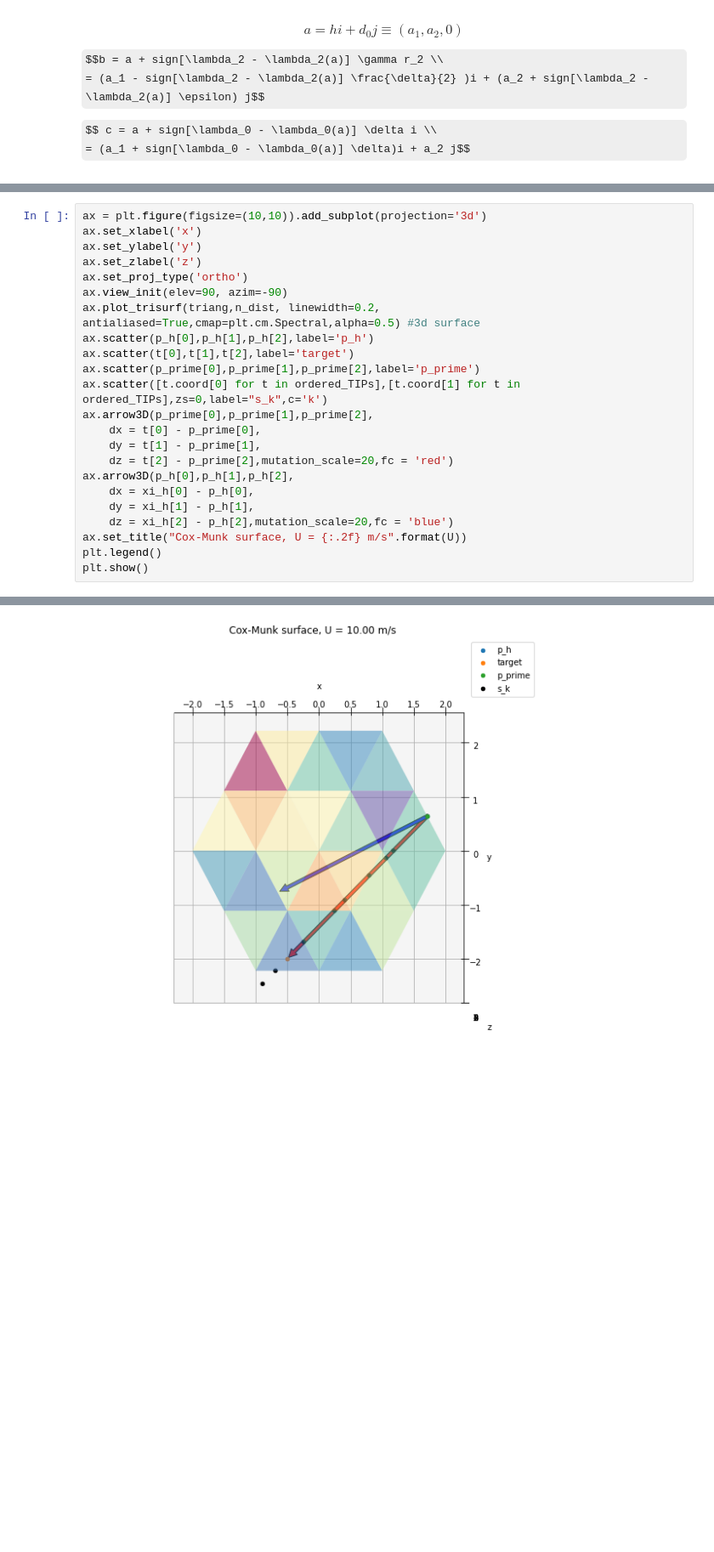
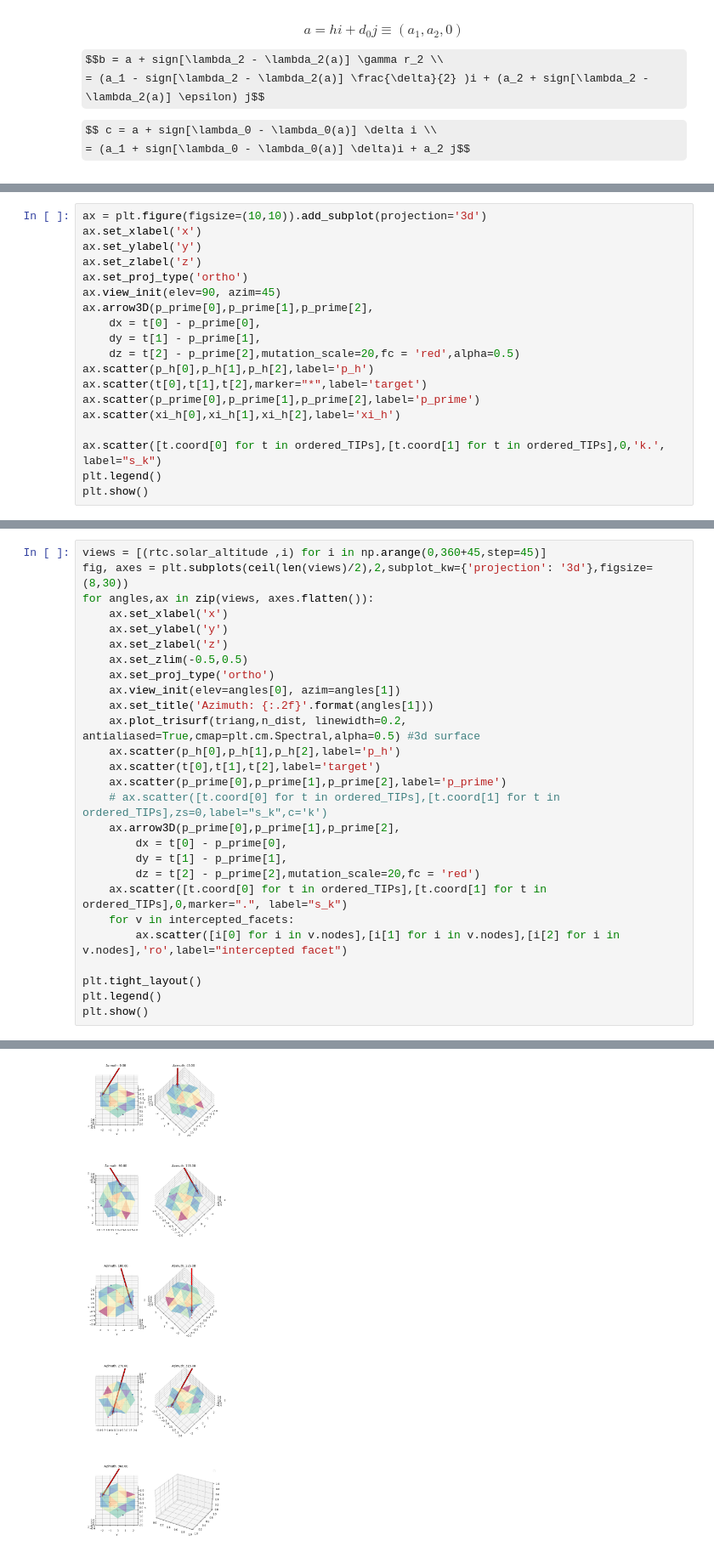
Before and after one commit to pakhuiying/wave_simulation, a Jupyter notebook: Cox_Munk_wave.ipynb, the cells around one changed output, grey strips where cells are left out. Shown at 85% size. Drawn from its saved outputs; the diff is of its cells as text; some formulas as TeX source; blank space fills up the shorter version.

```diff
--- a/Cox_Munk_wave.ipynb
+++ b/Cox_Munk_wave.ipynb
@@ -666,0 +605,19 @@ normal_facets
+# %%
+ax = plt.figure(figsize=(10,10)).add_subplot(projection='3d')
+ax.set_xlabel('x')
+ax.set_ylabel('y')
+ax.set_zlabel('z')
+ax.set_proj_type('ortho')
+ax.view_init(elev=90, azim=45)
+ax.arrow3D(p_prime[0],p_prime[1],p_prime[2],
+    dx = t[0] - p_prime[0],
+    dy = t[1] - p_prime[1],
+    dz = t[2] - p_prime[2],mutation_scale=20,fc = 'red',alpha=0.5)
+ax.scatter(p_h[0],p_h[1],p_h[2],label='p_h')
+ax.scatter(t[0],t[1],t[2],marker="*",label='target')
+ax.scatter(p_prime[0],p_prime[1],p_prime[2],label='p_prime')
+ax.scatter(xi_h[0],xi_h[1],xi_h[2],label='xi_h')
+
+ax.scatter([t.coord[0] for t in ordered_TIPs],[t.coord[1] for t in ordered_TIPs],0,'k.', label="s_k")
+plt.legend()
+plt.show()
@@ -667,24 +626,28 @@ normal_facets
 # %%
-ax = plt.figure(figsize=(10,10)).add_subplot(projection='3d')
-ax.set_xlabel('x')
-ax.set_ylabel('y')
-ax.set_zlabel('z')
-ax.set_proj_type('ortho')
-ax.view_init(elev=90, azim=-90)
-ax.plot_trisurf(triang,n_dist, linewidth=0.2, antialiased=True,cmap=plt.cm.Spectral,alpha=0.5) #3d surface
-ax.scatter(p_h[0],p_h[1],p_h[2],label='p_h')
-ax.scatter(t[0],t[1],t[2],label='target')
-ax.scatter(p_prime[0],p_prime[1],p_prime[2],label='p_prime')
-ax.scatter([t.coord[0] for t in ordered_TIPs],[t.coord[1] for t in ordered_TIPs],zs=0,label="s_k",c='k')
-ax.arrow3D(p_prime[0],p_prime[1],p_prime[2],
-    dx = t[0] - p_prime[0],
-    dy = t[1] - p_prime[1],
-    dz = t[2] - p_prime[2],mutation_scale=20,fc = 'red')
-ax.arrow3D(p_h[0],p_h[1],p_h[2],
-    dx = xi_h[0] - p_h[0],
-    dy = xi_h[1] - p_h[1],
-    dz = xi_h[2] - p_h[2],mutation_scale=20,fc = 'blue')
-ax.set_title("Cox-Munk surface, U = {:.2f} m/s".format(U))
+views = [(rtc.solar_altitude ,i) for i in np.arange(0,360+45,step=45)]
+fig, axes = plt.subplots(ceil(len(views)/2),2,subplot_kw={'projection': '3d'},figsize=(8,30))
+for angles,ax in zip(views, axes.flatten()):
+    ax.set_xlabel('x')
+    ax.set_ylabel('y')
+    ax.set_zlabel('z')
+    ax.set_zlim(-0.5,0.5)
+    ax.set_proj_type('ortho')
+    ax.view_init(elev=angles[0], azim=angles[1])
+    ax.set_title('Azimuth: {:.2f}'.format(angles[1]))
+    ax.plot_trisurf(triang,n_dist, linewidth=0.2, antialiased=True,cmap=plt.cm.Spectral,alpha=0.5) #3d surface
+    ax.scatter(p_h[0],p_h[1],p_h[2],label='p_h')
+    ax.scatter(t[0],t[1],t[2],label='target')
+    ax.scatter(p_prime[0],p_prime[1],p_prime[2],label='p_prime')
+    # ax.scatter([t.coord[0] for t in ordered_TIPs],[t.coord[1] for t in ordered_TIPs],zs=0,label="s_k",c='k')
+    ax.arrow3D(p_prime[0],p_prime[1],p_prime[2],
+        dx = t[0] - p_prime[0],
+        dy = t[1] - p_prime[1],
+        dz = t[2] - p_prime[2],mutation_scale=20,fc = 'red')
+    ax.scatter([t.coord[0] for t in ordered_TIPs],[t.coord[1] for t in ordered_TIPs],0,marker=".", label="s_k")
+    for v in intercepted_facets:
+        ax.scatter([i[0] for i in v.nodes],[i[1] for i in v.nodes],[i[2] for i in v.nodes],'ro',label="intercepted facet")
+
+plt.tight_layout()
 plt.legend()
 plt.show()
 # %% [output]
@@ -691 +655 @@ plt.show()
-[figure, old version]
+[figure, new version]
```
Also changed, not shown: parts of 25 cells of this notebook, 3 other files.
